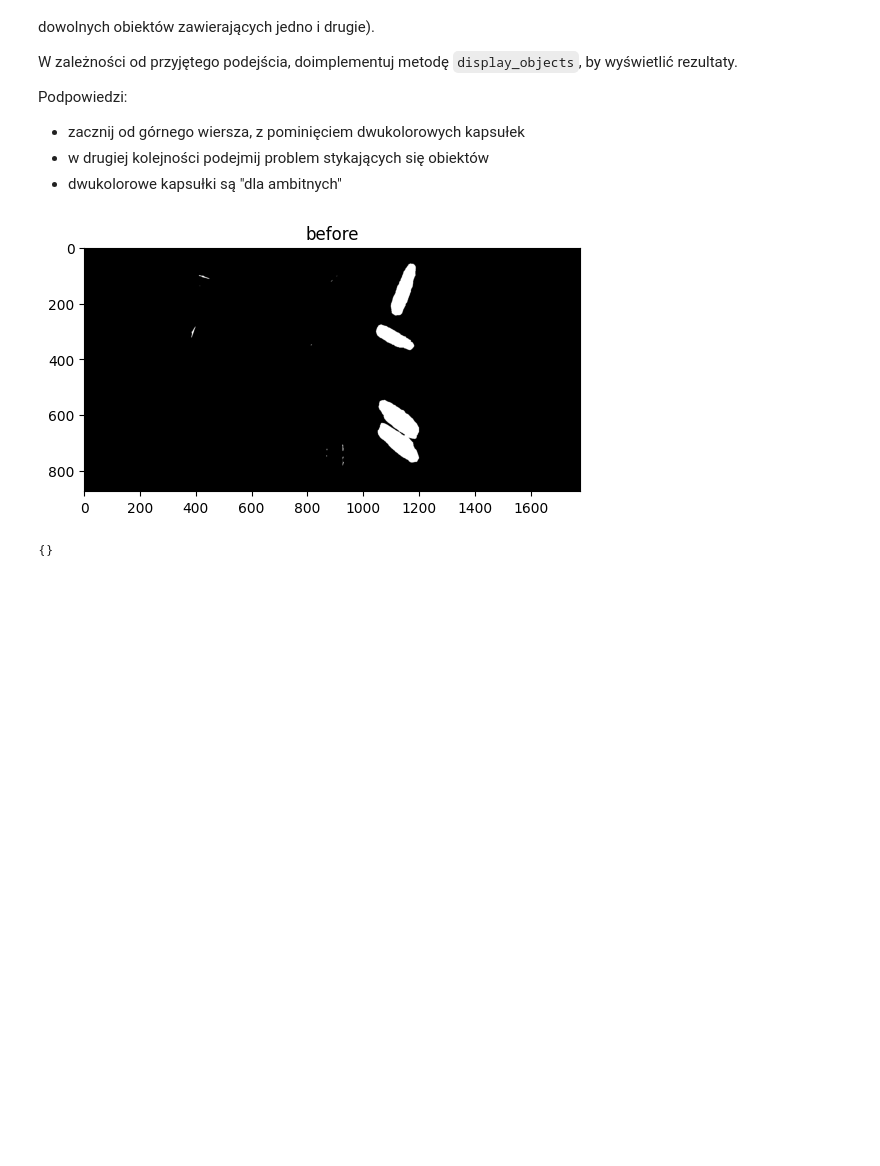
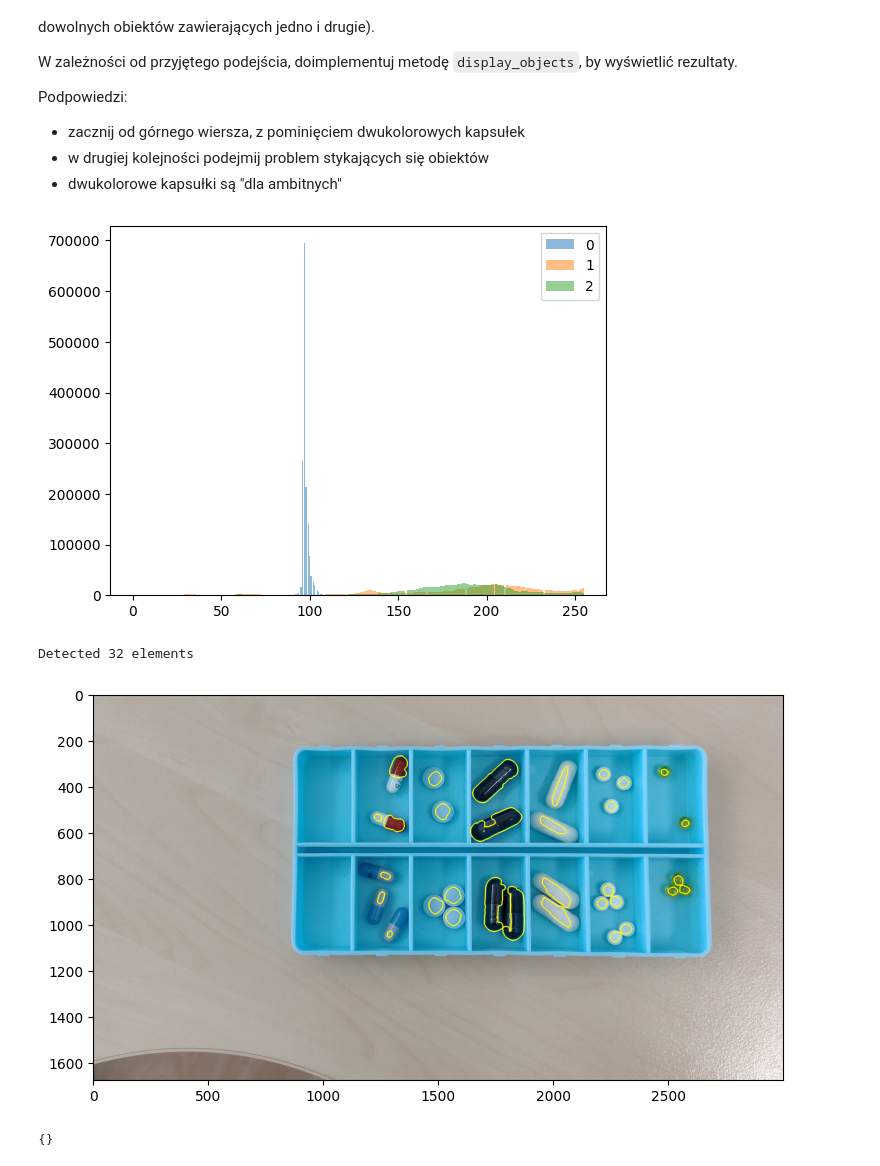
Before and after one commit to mprzymus/image-analysis, a Jupyter notebook: l5/Lab5_zadanie.ipynb, the cells around one changed output. Saved outputs shown, nothing was run; the diff lists cells and outputs as text; code cells hidden in the pictures; blank space fills up the shorter version.

```diff
--- a/l5/Lab5_zadanie.ipynb
+++ b/l5/Lab5_zadanie.ipynb
@@ -141,6 +141,7 @@ def get_countours(binary, mode=cv2.RETR_TREE, max_size=10e30):
 
 
 def display_cont(contours, img, title=''):
+    print(f'Detected {len(cn)} elements')
     d = img.copy()
     cv2.drawContours(d, contours, -1, (255, 255, 0), 3)
     plt.figure(figsize=(10, 5))
@@ -205,52 +206,49 @@ def detect_objects(calib: np.ndarray, **kwargs) -> List:
     _, mask_rest = cv2.threshold(
         rest_for_mask, 100, 255, cv2.THRESH_BINARY_INV)
 
-    black_for_mask = calib_croped[...,1]
-    _, mask_black = cv2.threshold(
-        black_for_mask, 50, 255, cv2.THRESH_BINARY_INV)
+    black_for_mask = calib_croped[...,2]
 
-    if verbose:
-        plt.imshow(mask_black, cmap='gray')
-        plt.title('before')
-        plt.show()
-    mask_black = morph_img(mask_black, dilate_kernel=(10, 10), erode_kernel=(20, 20))
+    black_for_mask = morph_img(black_for_mask, dilate_kernel=(1, 1), erode_kernel=(10, 10))
+    black_for_mask = (black_for_mask - 20) % 255
+    _, mask_black = cv2.threshold(black_for_mask, 50, 255, cv2.THRESH_BINARY_INV)
+
+    mask_black = morph_img(mask_black, dilate_kernel=(25, 25), erode_kernel=(20, 20))
 
     mask_rest = morph_img(mask_rest, dilate_kernel=(
         20, 20), erode_kernel=(35, 35))
 
     red_for_mask = (calib_croped[..., 0] - 10) % 255
     _, mask_red = cv2.threshold(
         red_for_mask, 200, 255, cv2.THRESH_BINARY)
     mask_red = morph_img(mask_red, dilate_kernel=(
         30, 30), erode_kernel=(1, 1))
 
 
     if verbose:
-        # show_hist(calib_croped, title='hsv', channels=[0, 1, 2])
-        plt.imshow(calib_croped[..., 1], cmap='gray')
-        plt.show()
-        plt.imshow(calib_croped[..., 2], cmap='gray')
-        plt.show()
-        plt.imshow(black_for_mask, cmap='gray')
-        plt.show()
+        show_hist(calib_croped, channels=range(3))
 
     cn_long_white = get_countours(mask_long_white)
     cn_long_white = move_countours(cn_long_white, x, y, margin)
 
     cn_green = get_countours(mask_green)
     cn_green = move_countours(cn_green, x, y, margin)
 
     cn_rest = get_countours(mask_rest + mask_red)
     cn_rest = move_countours(cn_rest, x, y, margin)
 
-    return cn_long_white + cn_green + cn_rest
+    cn_black = get_countours(mask_black, mode=cv2.RETR_EXTERNAL)
+    cn_black = move_countours(cn_black, x, y, margin)
+
+
+    return cn_long_white + cn_green + cn_rest + cn_black
 
 
 cn = detect_objects(calib.copy(), verbose=True)
-print(f'Detected {len(cn)} elements')
 display_cont(cn, cv2.cvtColor(calib, cv2.COLOR_BGR2RGB))
 # %% [output]
-[figure, old version]
+[figure, new version]
+Detected 32 elements
+[figure, added]
 # %%
 COLORS = [
   (255, 0, 0),
```
Also changed, not shown: parts of 1 cell of this notebook.
